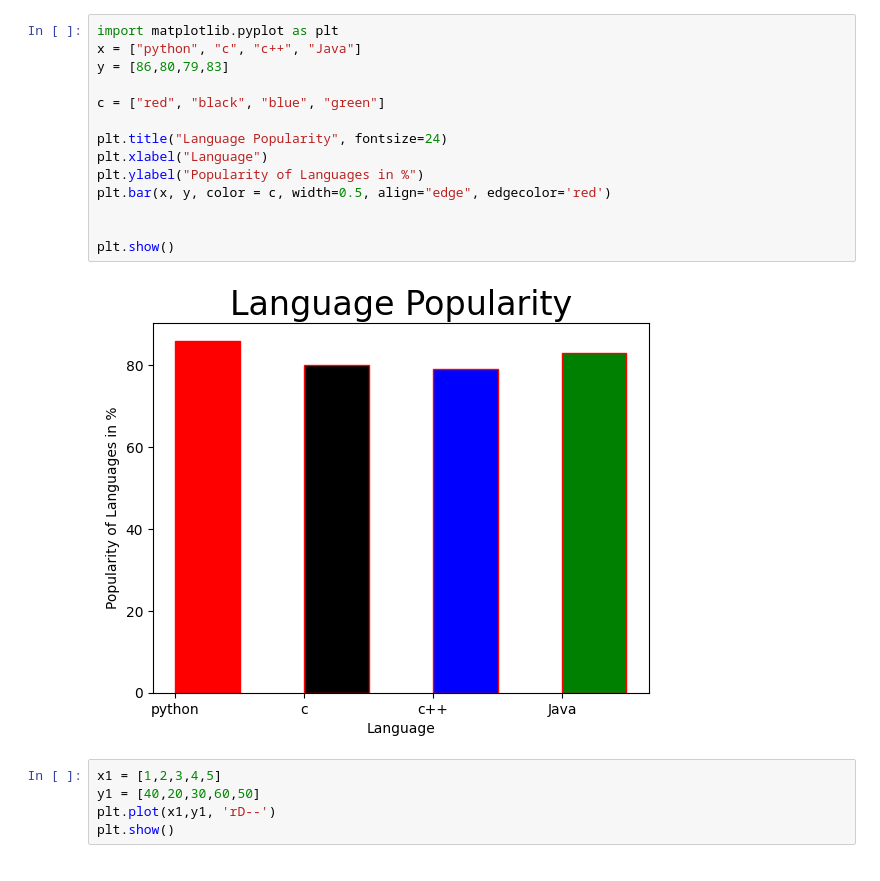
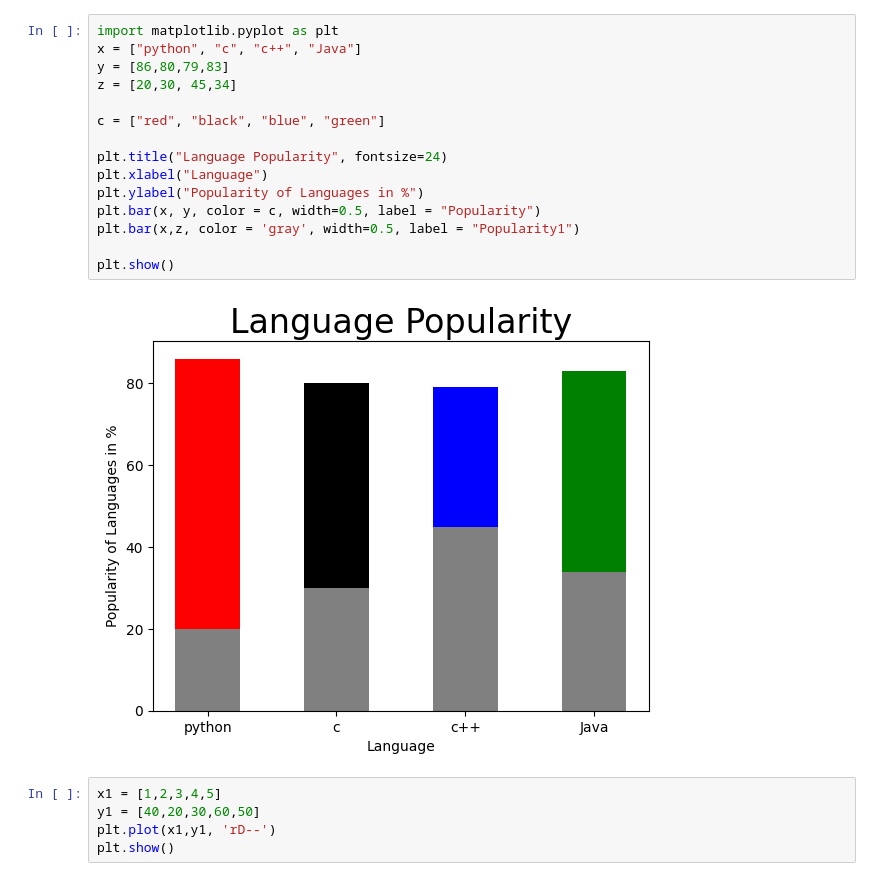
Before and after one commit to raaakibul/Matplotlib, a Jupyter notebook: Bar-plot.ipynb, the cells around one changed output. Cells and saved outputs as stored; diff of their text form.

```diff
--- a/Bar-plot.ipynb
+++ b/Bar-plot.ipynb
@@ -1,19 +1,20 @@
 # %%
 import matplotlib.pyplot as plt
 x = ["python", "c", "c++", "Java"]
 y = [86,80,79,83]
+z = [20,30, 45,34]
 
 c = ["red", "black", "blue", "green"]
 
 plt.title("Language Popularity", fontsize=24)
 plt.xlabel("Language")
 plt.ylabel("Popularity of Languages in %")
-plt.bar(x, y, color = c, width=0.5, align="edge", edgecolor='red')
-
+plt.bar(x, y, color = c, width=0.5, label = "Popularity")
+plt.bar(x,z, color = 'gray', width=0.5, label = "Popularity1")
 
 plt.show()
 # %% [output]
-[figure, old version]
+[figure, new version]
 # %%
 x1 = [1,2,3,4,5]
 y1 = [40,20,30,60,50]
```
